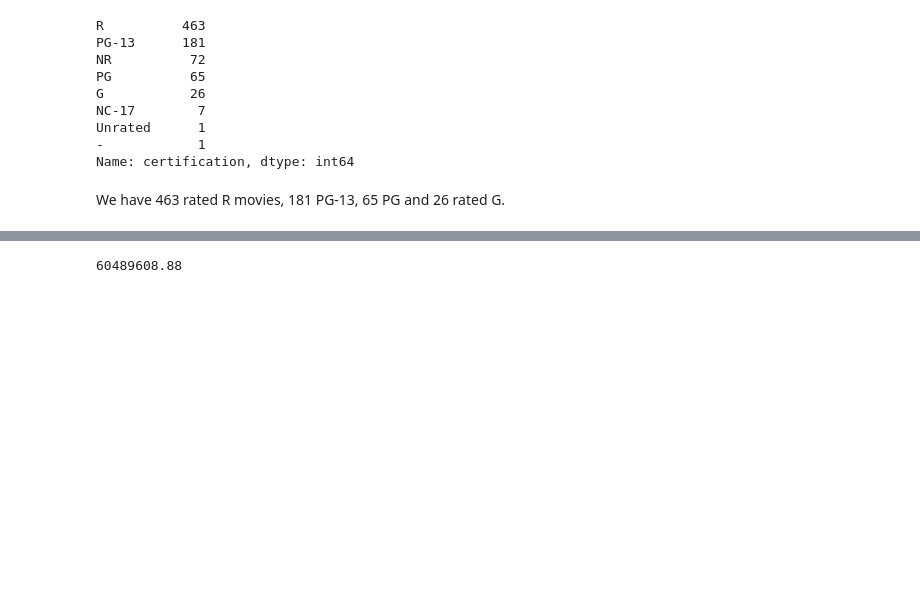
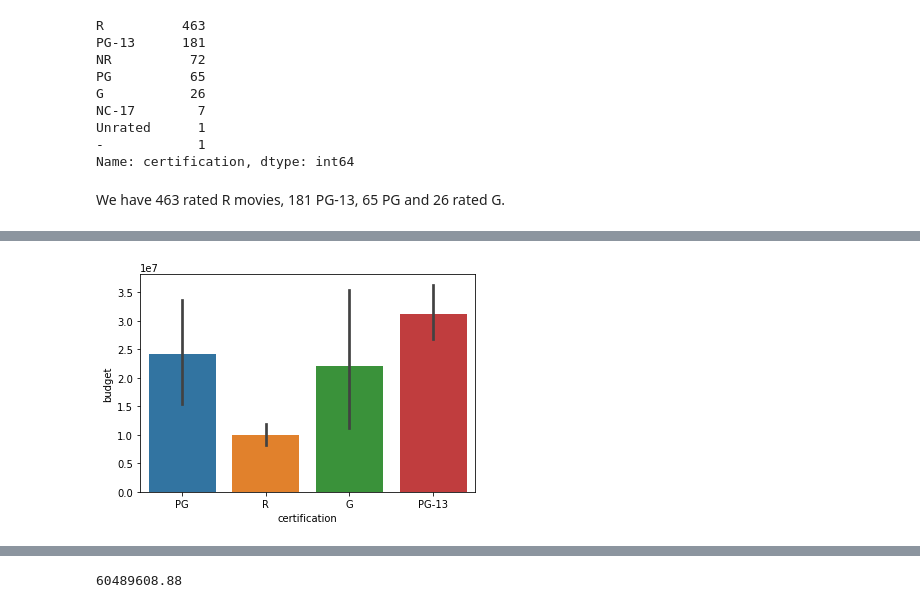
Before and after one commit to fid2445/Project-3-, a Jupyter notebook: Project EDA.ipynb, the cells around one changed output, grey strips where cells are left out. Cells and saved outputs as stored; diff of their text form; code cells hidden in the pictures; blank space fills up the shorter version.

```diff
--- a/Project EDA.ipynb
+++ b/Project EDA.ipynb
@@ -192,0 +210,4 @@ df_g['revenue'].mean().round(2)
+# %%
+sns.barplot(data=plotdf, x='certification', y= 'budget');
+# %% [output]
+[figure, added]
```
Also changed, not shown: parts of 19 cells of this notebook, 4 other files.
